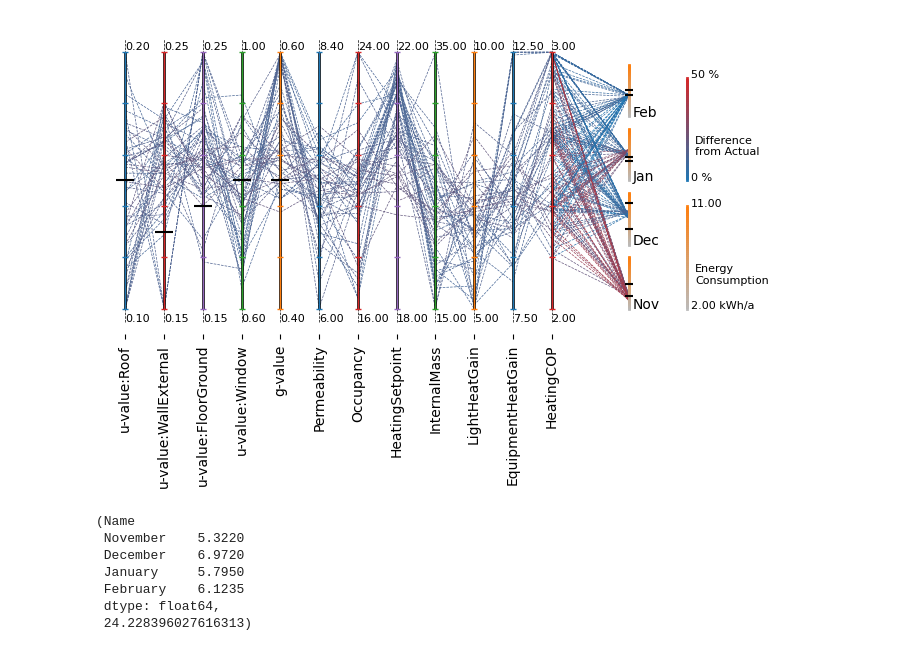
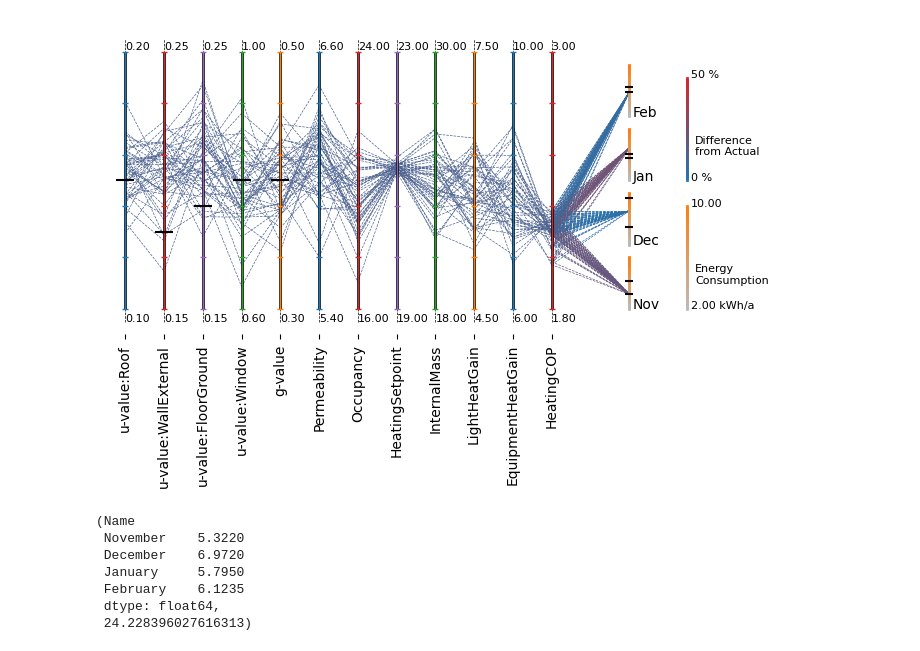
Before and after one commit to manavmahan/EPObjects, a Jupyter notebook: ParameterEstimation.ipynb, the cells around one changed output. Drawn from its saved outputs; the diff is of its cells as text; code cells hidden in the pictures.

```diff
--- a/ParameterEstimation.ipynb
+++ b/ParameterEstimation.ipynb
@@ -57,17 +57,17 @@ pps = ProbabilisticParameters.ReadCsv(f'{TestPath}/Parameters.csv')
 _, Targets = GetRunPeriodsFromFile(f'{TestPath}/Consumption.csv')
 # %%
 pEnergies = []
-for i in range(40):
-    data = pd.read_csv(f'{TestPath}/IDFFiles/{i}.csv', index_col=0)
+for i in range(200):
+    data = pd.read_csv(f'{TestPath}/IDFFiles-1/{i}.csv', index_col=0)
     data.index = range(len(data))
     pEnergies += [EnergyPrediction(None, data)]
 
 SimulationData = ProbabilisticEnergyPrediction(None, pEnergies)
 Results = SimulationData.Values['Total']
 # %%
-g = GetGenerator(None, 1000, list(str(x.Parameter) for x in pps), f'{TestPath}/MLModel/Generator', f'{path}/MLModel/Regressor.h5', None, None, training=False)
+g = GetGenerator(None, 1000, list(str(x.Parameter) for x in pps), f'{TestPath}/MLModel-1/Generator', f'{path}/MLModel/Regressor.h5', None, None, training=False)
 Combinations = g.Predict(1, numModels=50, mean=False)
 
-r = GetRegressor(None, list(str(x.Parameter) for x in pps), SimulationData.Values['Total'].columns, f'{TestPath}/MLModel/Regressor', None, None, training=False)
+r = GetRegressor(None, list(str(x.Parameter) for x in pps), SimulationData.Values['Total'].columns, f'{TestPath}/MLModel-1/Regressor', None, None, training=False)
 _ = r.Predict(Combinations)
 # %% [output]
@@ -76,7 +77,7 @@ _ = r.Predict(Combinations)
 mi = np.array([pp.Min for pp in pps])
 ra = np.array([pp.Max-pp.Min for pp in pps])
 ScalingX = Rescaling(1./ra, offset = -mi/ra)
-SampleScaled = ScalingX([0.15, 0.18, 0.19, 0.8, 0.5, float('nan'), float('nan'), float('nan'), float('nan'), float('nan'), float('nan'), float('nan')]).numpy()
+SampleScaled = ScalingX([0.15, 0.18, 0.19, 0.8, 0.4, float('nan'), float('nan'), float('nan'), float('nan'), float('nan'), float('nan'), float('nan')]).numpy()
 
 NumParameters = len(mi)
 ResultsStartAt = NumParameters + 1
@@ -127,34 +128,34 @@ for i, t in enumerate(Targets.values.T[0]):
 
 ax.text(ResultsStartAt+1.6, 0, f'{mi:.02f} kWh/a', size=8)
 ax.text(ResultsStartAt+1.7, 0.1, f'Energy\nConsumption', size=8)
 ax.text(ResultsStartAt+1.6, 0.4, f'{ma:.02f}', size=8)
 
 for j in range(breaks):
     ax.plot([ResultsStartAt+1.5, ResultsStartAt+1.5], [0.5 + j*0.4/breaks, 0.5 + (j+1) * 0.4/breaks], lw=2, ls='-', color=ErrorScale.Color(j*0.5/breaks), zorder=1)
 
 ax.text(ResultsStartAt+1.6, 0.5, f'0 %', size=8)
 ax.text(ResultsStartAt+1.7, 0.6, f'Difference\nfrom Actual', size=8)
 ax.text(ResultsStartAt+1.6, 0.9, f'50 %', size=8)
 
 for t in Targets.values.T:
     res = ScalingY(t).numpy() * 0.2
     for i, t in enumerate(res):
         ax.scatter([ResultsStartAt], [i*0.25 + t], marker='_', color='k')
 
 
 # plt.axis('off')
 
 xticks = tuple(x for x in pps)
 ax.set_xticks(range(len(xticks)), labels=[str(x).split(':')[0] if 'u-' not in str(x) else str(x) for x in xticks ], rotation=90)
 ax.set_yticks([])
 ax.set_ylim([-0.1, 1.1])
 ax.set_xlim([-.5, ResultsStartAt+2.5])
 
 ax.spines[['right', 'top', 'left', 'bottom']].set_visible(False)
 
 plt.savefig('test.pdf', bbox_inches='tight')
 # %% [output]
-[figure, old version]
+[figure, new version]
 # %%
 pEnergies = []
 for i in range(40):
```
Also changed, not shown: parts of 1 cell of this notebook, 1 other file.
